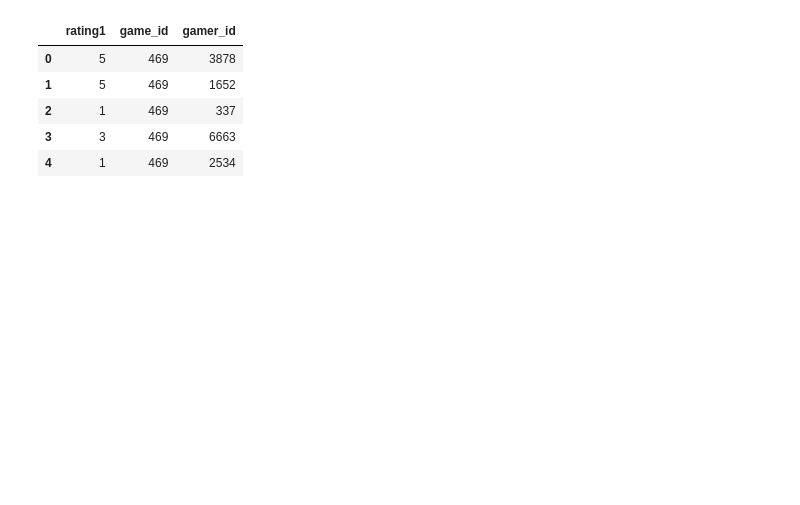
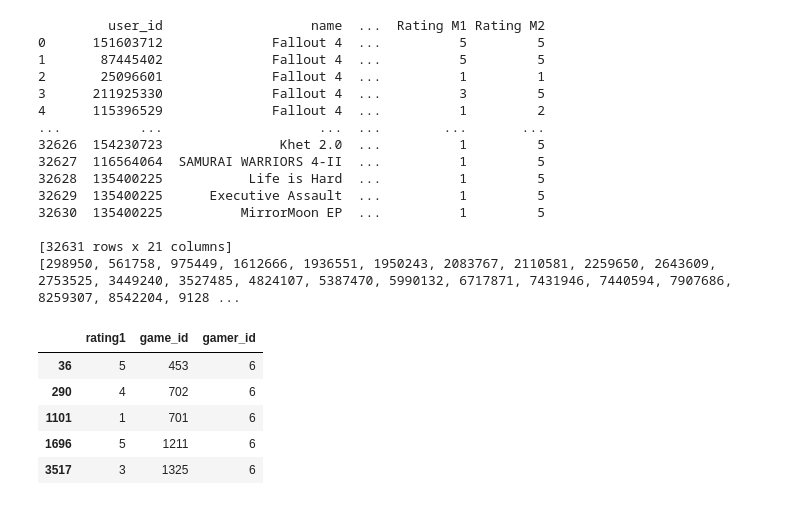
Before and after one commit to ymavruk/The-Recommended-Group-2021, a Jupyter notebook: Methods/Model2_DNN.ipynb, the cells around one changed output. Cells and saved outputs as stored; diff of their text form; code cells hidden in the pictures; blank space fills up the shorter version.

Commit message:
model2 updated

```diff
--- a/Methods/Model2_DNN.ipynb
+++ b/Methods/Model2_DNN.ipynb
@@ -19,17 +20,71 @@ Drive already mounted at /content/drive; to attempt to forcibly remount, call dr
 # %%
-csvPath = "/content/drive/MyDrive/RecSys/dataWithRatings.csv"
+import numpy as np
+csvPath = "/content/drive/MyDrive/RecSys/FinalRatings.csv"
 df = pd.read_csv(csvPath)
-df1 = df[['user_id', 'name', 'Rating M1']].copy()
+df = df.drop_duplicates(['user_id','name'],keep= 'last')
+df= df.reset_index(drop=True)
+print(df)
+minHours = 50
+# df['hours'] = df['hours'].str.replace(',', '.')
+# df['hours'] = df['hours'].astype(float)
+users_ratings = df.groupby('user_id').hours.agg(['sum']).reindex(df.user_id).reset_index()
+# users_ratings = df.groupby('user_id').total.agg(['sum']).reindex(df.idx).reset_index()
+# display(users_ratings)
 
+### from model1
+selected = users_ratings['sum'] > minHours
+
+selected_users = df.loc[selected]
+
+users = np.array(selected_users['user_id'])
+
+unique, counts = np.unique(users, return_counts=True)
+main_users =list()
+for i, val in enumerate(unique):
+    if counts[i] >= 10:
+        main_users.append(val)
+
+# display(selected_users[:10])
+print(main_users)
+df1 = pd.DataFrame()
+for x in main_users:
+  df1=df1.append(selected_users.loc[selected_users["user_id"] == x])
+
+# selected_users = selected_users[]
+
+
+## from model 1
+df1 = df1[['user_id', 'name', 'Rating M1']].copy()
+df1.head()
 df1.rename(columns = {df1.columns[2]:'rating1'}, inplace=True)
 df1['game_id'] = df.groupby(['name']).ngroup()
+dfTemp = df1.copy()
+dfTemp['gamer_id'] = df.groupby(['user_id']).ngroup()
 df1['gamer_id'] = df.groupby(['user_id']).ngroup()
+# df1["gamer_id"] = df1["user_id"]
 df1_toTrain = df1.copy().drop(columns={'name','user_id'})
-df1_toTrain.head()
+# # df1_toTrain.rating1 = np.log10(df1_toTrain.rating1)
+df1_toTrain.head(5)
+# dfTemp.head(100)
 # %% [output]
+         user_id                   name  ...  Rating M1 Rating M2
+0      151603712              Fallout 4  ...          5         5
+1       87445402              Fallout 4  ...          5         5
+2       25096601              Fallout 4  ...          1         1
+3      211925330              Fallout 4  ...          3         5
+4      115396529              Fallout 4  ...          1         2
+...          ...                    ...  ...        ...       ...
+32626  154230723               Khet 2.0  ...          1         5
+32627  116564064  SAMURAI WARRIORS 4-II  ...          1         5
+32628  135400225           Life is Hard  ...          1         5
+32629  135400225      Executive Assault  ...          1         5
+32630  135400225          MirrorMoon EP  ...          1         5
+
+[32631 rows x 21 columns]
+[298950, 561758, 975449, 1612666, 1936551, 1950243, 2083767, 2110581, 2259650, 2643609, 2753525, 3449240, 3527485, 4824107, 5387470, 5990132, 6717871, 7431946, 7440594, 7907686, 8259307, 8542204, 9128 ...
 |  | rating1 | game_id | gamer_id |
-| 0 | 5 | 469 | 3878 |
-| 1 | 5 | 469 | 1652 |
-| 2 | 1 | 469 | 337 |
-| 3 | 3 | 469 | 6663 |
-| 4 | 1 | 469 | 2534 |
+| 36 | 5 | 453 | 6 |
+| 290 | 4 | 702 | 6 |
+| 1101 | 1 | 701 | 6 |
+| 1696 | 5 | 1211 | 6 |
+| 3517 | 3 | 1325 | 6 |
```
Also changed, not shown: parts of 32 cells of this notebook.
